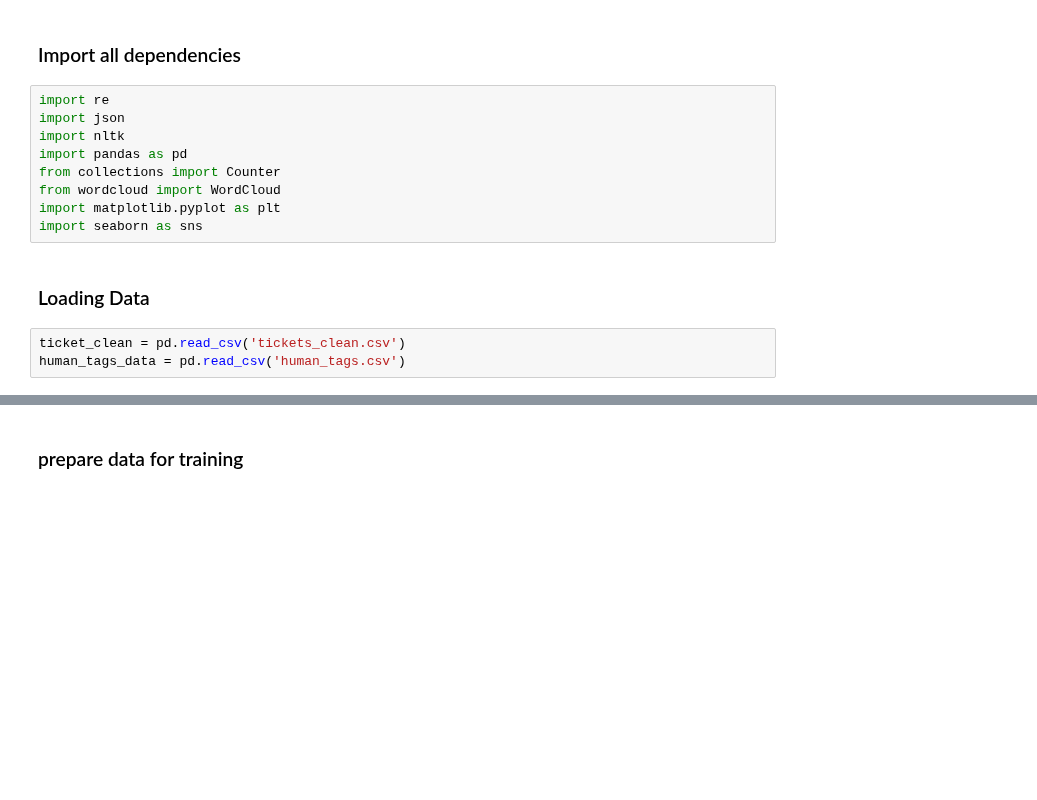
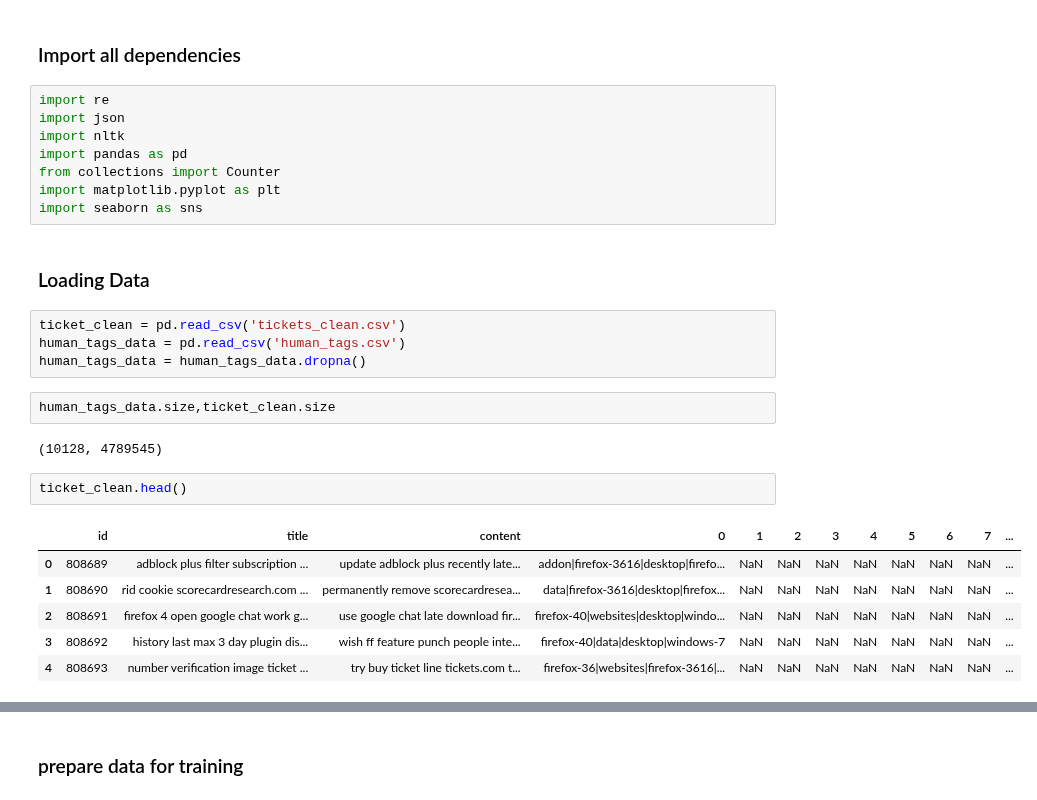
Before and after one commit to mlopatka/CANOSP2020, a Jupyter notebook: notebooks/Naive Bayes/Naive Bayes.ipynb, the cells around one changed output, grey strips where cells are left out. Cells and saved outputs as stored; diff of their text form; blank space fills up the shorter version.

```diff
--- a/notebooks/Naive Bayes/Naive Bayes.ipynb
+++ b/notebooks/Naive Bayes/Naive Bayes.ipynb
@@ -6,7 +6,6 @@ import json
 import nltk
 import pandas as pd
 from collections import Counter
-from wordcloud import WordCloud
 import matplotlib.pyplot as plt
 import seaborn as sns
 # %% [markdown]
@@ -14,3 +13,17 @@ import seaborn as sns
 # %%
 ticket_clean = pd.read_csv('tickets_clean.csv')
 human_tags_data = pd.read_csv('human_tags.csv')
+human_tags_data = human_tags_data.dropna()
+# %%
+human_tags_data.size,ticket_clean.size
+# %% [output]
+(10128, 4789545)
+# %%
+ticket_clean.head()
+# %% [output]
+|  | id | title | content | 0 | 1 | 2 | 3 | 4 | 5 | 6 | 7 | ... |
+| 0 | 808689 | adblock plus filter subscription ... | update adblock plus recently late... | addon|firefox-3616|desktop|firefo... | NaN | NaN | NaN | NaN | NaN | NaN | NaN | ... |
+| 1 | 808690 | rid cookie scorecardresearch.com ... | permanently remove scorecardresea... | data|firefox-3616|desktop|firefox... | NaN | NaN | NaN | NaN | NaN | NaN | NaN | ... |
+| 2 | 808691 | firefox 4 open google chat work g... | use google chat late download fir... | firefox-40|websites|desktop|windo... | NaN | NaN | NaN | NaN | NaN | NaN | NaN | ... |
+| 3 | 808692 | history last max 3 day plugin dis... | wish ff feature punch people inte... | firefox-40|data|desktop|windows-7 | NaN | NaN | NaN | NaN | NaN | NaN | NaN | ... |
+| 4 | 808693 | number verification image ticket ... | try buy ticket line tickets.com t... | firefox-36|websites|firefox-3616|... | NaN | NaN | NaN | NaN | NaN | NaN | NaN | ... |
```
Also changed, not shown: parts of 13 cells of this notebook.
